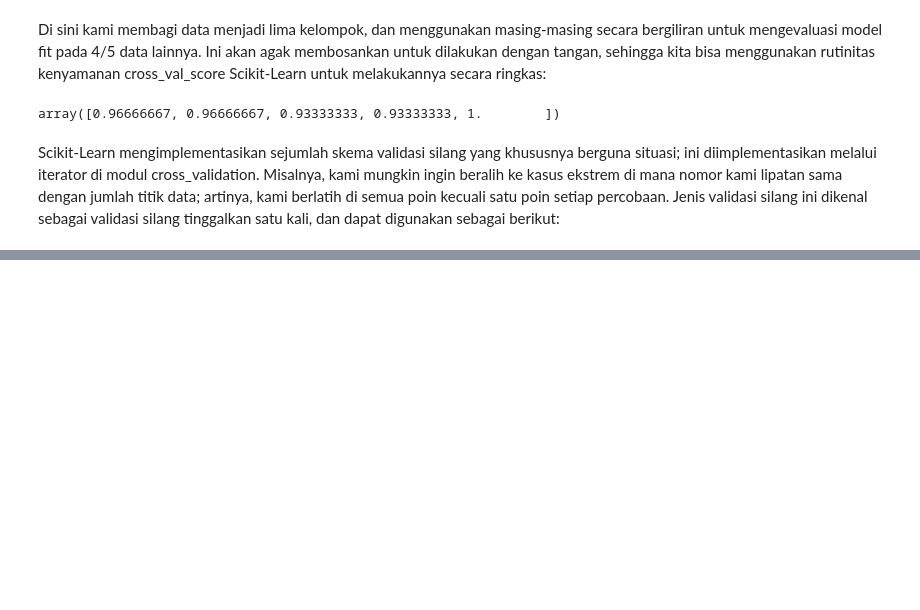
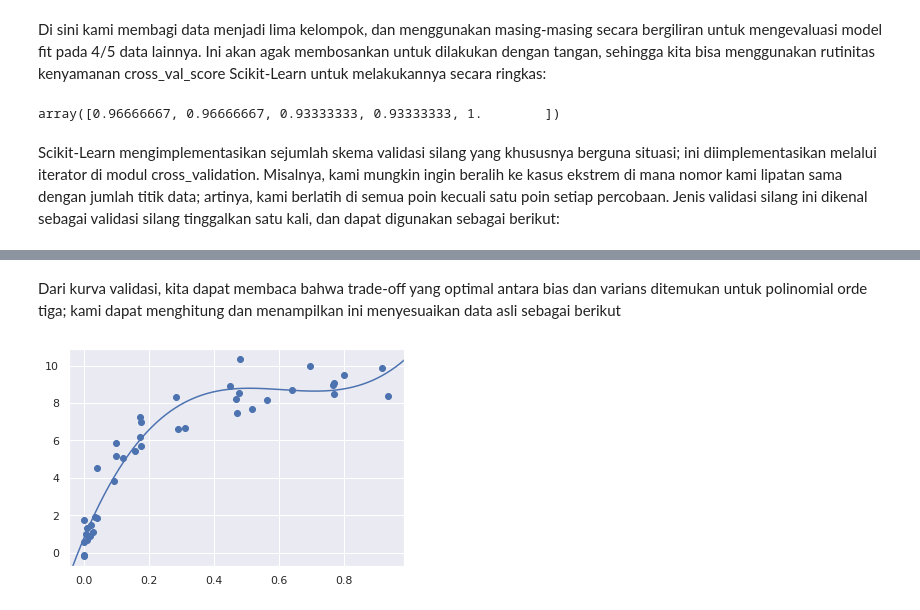
Before and after one commit to veliaaf/big-data, a Jupyter notebook: latihan03_scikit-learning.ipynb, the cells around one changed output, grey strips where cells are left out. Drawn from its saved outputs; the diff is of its cells as text; code cells hidden in the pictures; blank space fills up the shorter version.

```diff
--- a/latihan03_scikit-learning.ipynb
+++ b/latihan03_scikit-learning.ipynb
@@ -425,0 +509,12 @@ TypeError: ignored
+# %% [markdown]
+Dari kurva validasi, kita dapat membaca bahwa trade-off yang optimal antara bias
+dan varians ditemukan untuk polinomial orde tiga; kami dapat menghitung dan menampilkan ini
+menyesuaikan data asli sebagai berikut
+# %%
+plt.scatter(X.ravel(), y)
+lim = plt.axis()
+y_test = PolynomialRegression(3).fit(X, y).predict(X_test)
+plt.plot(X_test.ravel(), y_test);
+plt.axis(lim);
+# %% [output]
+[figure, added]
```
Also changed, not shown: parts of 25 cells of this notebook.
